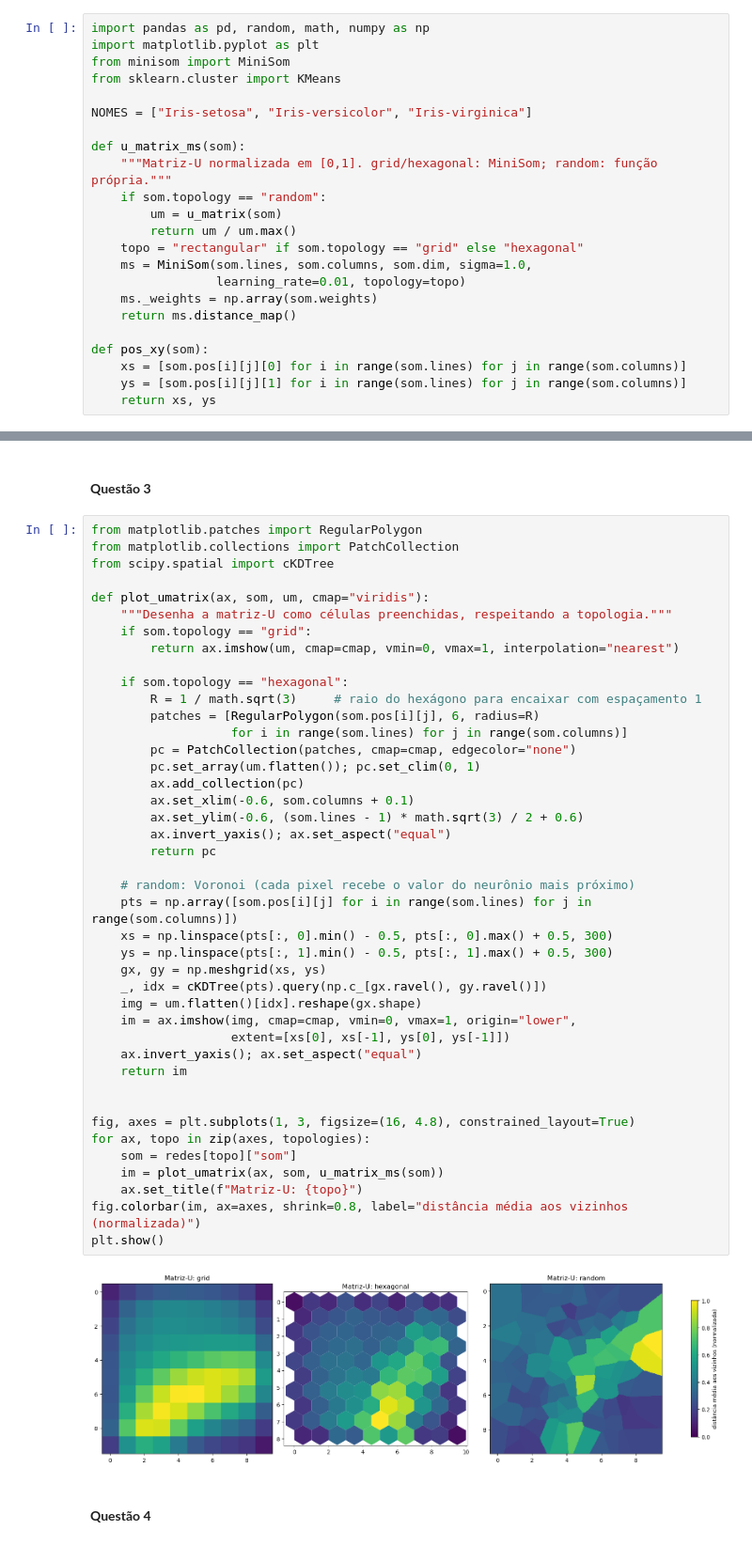
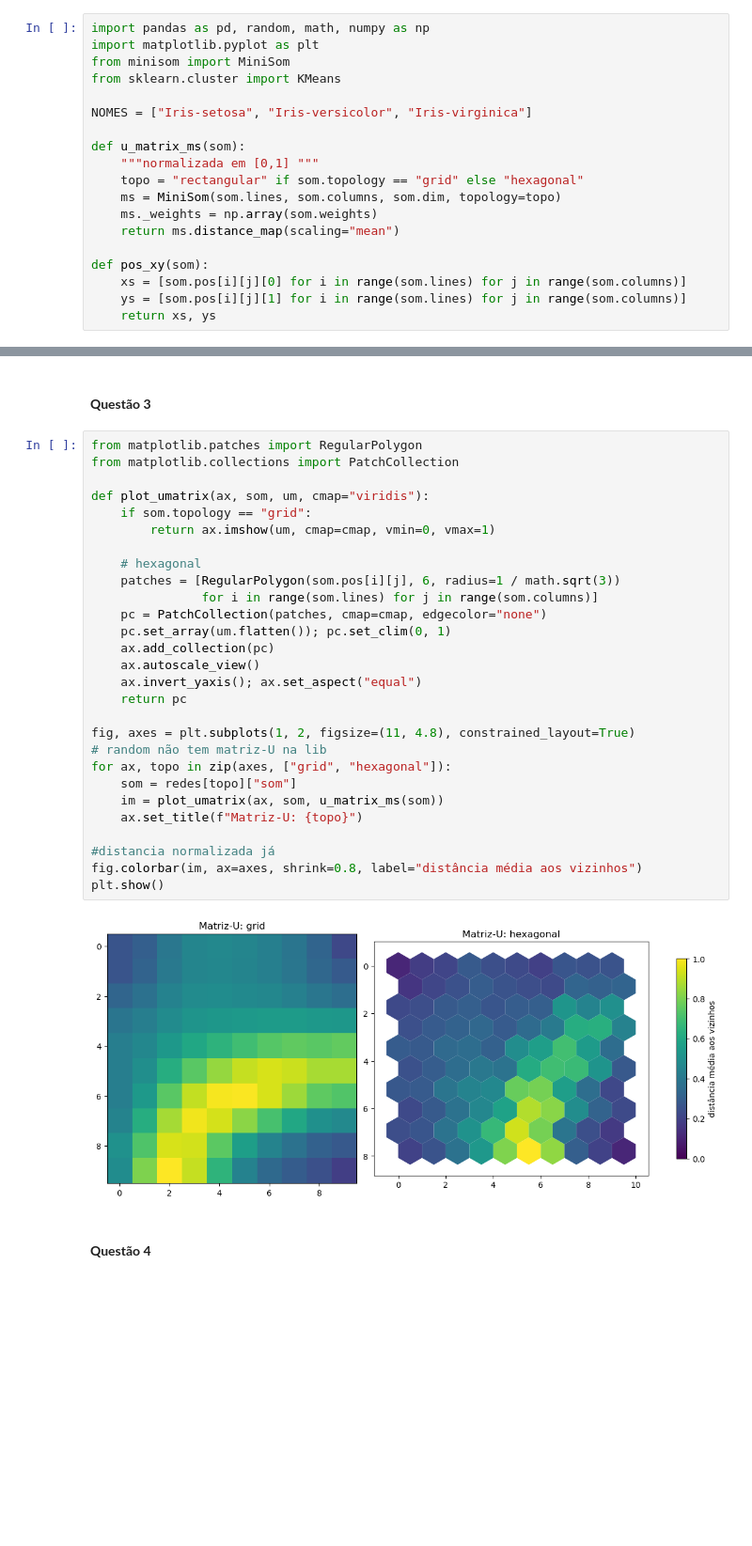
Before and after one commit to lucsol1/PGCC015, a Jupyter notebook: EPC04/EPC04-LucasSilva.ipynb, the cells around one changed output, grey strips where cells are left out. Shown at 94% size. Cells and saved outputs as stored; diff of their text form; blank space fills up the shorter version.

```diff
--- a/EPC04/EPC04-LucasSilva.ipynb
+++ b/EPC04/EPC04-LucasSilva.ipynb
@@ -127,15 +130,11 @@ from sklearn.cluster import KMeans
 NOMES = ["Iris-setosa", "Iris-versicolor", "Iris-virginica"]
 
 def u_matrix_ms(som):
-    """Matriz-U normalizada em [0,1]. grid/hexagonal: MiniSom; random: função própria."""
-    if som.topology == "random":
-        um = u_matrix(som)
-        return um / um.max()
+    """normalizada em [0,1] """
     topo = "rectangular" if som.topology == "grid" else "hexagonal"
-    ms = MiniSom(som.lines, som.columns, som.dim, sigma=1.0,
-                 learning_rate=0.01, topology=topo)
+    ms = MiniSom(som.lines, som.columns, som.dim, topology=topo)
     ms._weights = np.array(som.weights)
-    return ms.distance_map()
+    return ms.distance_map(scaling="mean")
 
 def pos_xy(som):
     xs = [som.pos[i][j][0] for i in range(som.lines) for j in range(som.columns)]
@@ -206,47 +205,33 @@ Mapa 10x10 | η0=0.01 | vizinhança gaussiana | σ0 = 5.0
 # %%
 from matplotlib.patches import RegularPolygon
 from matplotlib.collections import PatchCollection
-from scipy.spatial import cKDTree
 
 def plot_umatrix(ax, som, um, cmap="viridis"):
-    """Desenha a matriz-U como células preenchidas, respeitando a topologia."""
     if som.topology == "grid":
-        return ax.imshow(um, cmap=cmap, vmin=0, vmax=1, interpolation="nearest")
+        return ax.imshow(um, cmap=cmap, vmin=0, vmax=1)
 
-    if som.topology == "hexagonal":
-        R = 1 / math.sqrt(3)     # raio do hexágono para encaixar com espaçamento 1
-        patches = [RegularPolygon(som.pos[i][j], 6, radius=R)
-                   for i in range(som.lines) for j in range(som.columns)]
-        pc = PatchCollection(patches, cmap=cmap, edgecolor="none")
-        pc.set_array(um.flatten()); pc.set_clim(0, 1)
-        ax.add_collection(pc)
-        ax.set_xlim(-0.6, som.columns + 0.1)
-        ax.set_ylim(-0.6, (som.lines - 1) * math.sqrt(3) / 2 + 0.6)
-        ax.invert_yaxis(); ax.set_aspect("equal")
-        return pc
+    # hexagonal
+    patches = [RegularPolygon(som.pos[i][j], 6, radius=1 / math.sqrt(3))
+               for i in range(som.lines) for j in range(som.columns)]
+    pc = PatchCollection(patches, cmap=cmap, edgecolor="none")
+    pc.set_array(um.flatten()); pc.set_clim(0, 1)
+    ax.add_collection(pc)
+    ax.autoscale_view()
+    ax.invert_yaxis(); ax.set_aspect("equal")
+    return pc
 
-    # random: Voronoi (cada pixel recebe o valor do neurônio mais próximo)
-    pts = np.array([som.pos[i][j] for i in range(som.lines) for j in range(som.columns)])
-    xs = np.linspace(pts[:, 0].min() - 0.5, pts[:, 0].max() + 0.5, 300)
-    ys = np.linspace(pts[:, 1].min() - 0.5, pts[:, 1].max() + 0.5, 300)
-    gx, gy = np.meshgrid(xs, ys)
-    _, idx = cKDTree(pts).query(np.c_[gx.ravel(), gy.ravel()])
-    img = um.flatten()[idx].reshape(gx.shape)
-    im = ax.imshow(img, cmap=cmap, vmin=0, vmax=1, origin="lower",
-                   extent=[xs[0], xs[-1], ys[0], ys[-1]])
-    ax.invert_yaxis(); ax.set_aspect("equal")
-    return im
-
-
-fig, axes = plt.subplots(1, 3, figsize=(16, 4.8), constrained_layout=True)
-for ax, topo in zip(axes, topologies):
+fig, axes = plt.subplots(1, 2, figsize=(11, 4.8), constrained_layout=True)
+# random não tem matriz-U na lib
+for ax, topo in zip(axes, ["grid", "hexagonal"]):
     som = redes[topo]["som"]
     im = plot_umatrix(ax, som, u_matrix_ms(som))
     ax.set_title(f"Matriz-U: {topo}")
-fig.colorbar(im, ax=axes, shrink=0.8, label="distância média aos vizinhos (normalizada)")
+
+#distancia normalizada já
+fig.colorbar(im, ax=axes, shrink=0.8, label="distância média aos vizinhos")
 plt.show()
 # %% [output]
-[figure, old version]
+[figure, new version]
 # %% [markdown]
 #### **Questão 4**
 # %%
```
Also changed, not shown: parts of 3 cells of this notebook.
